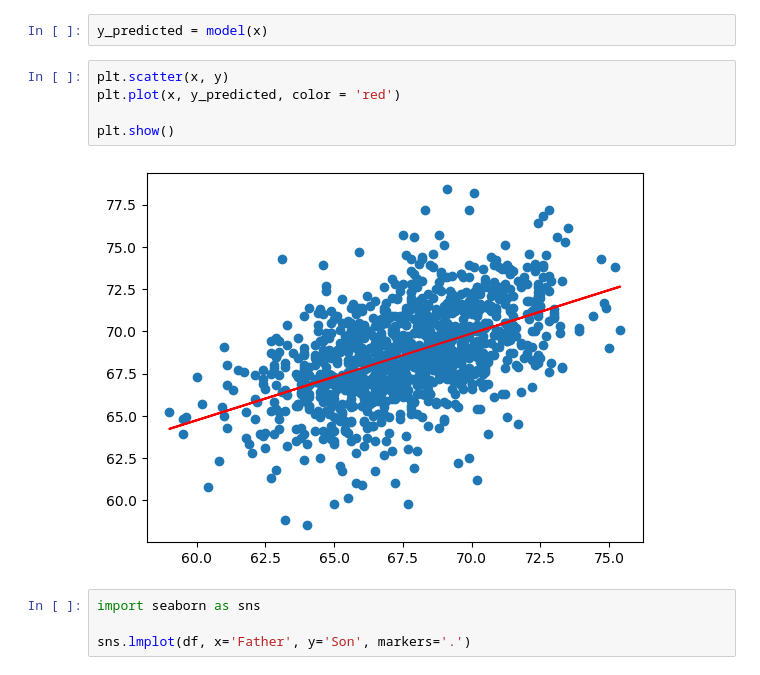
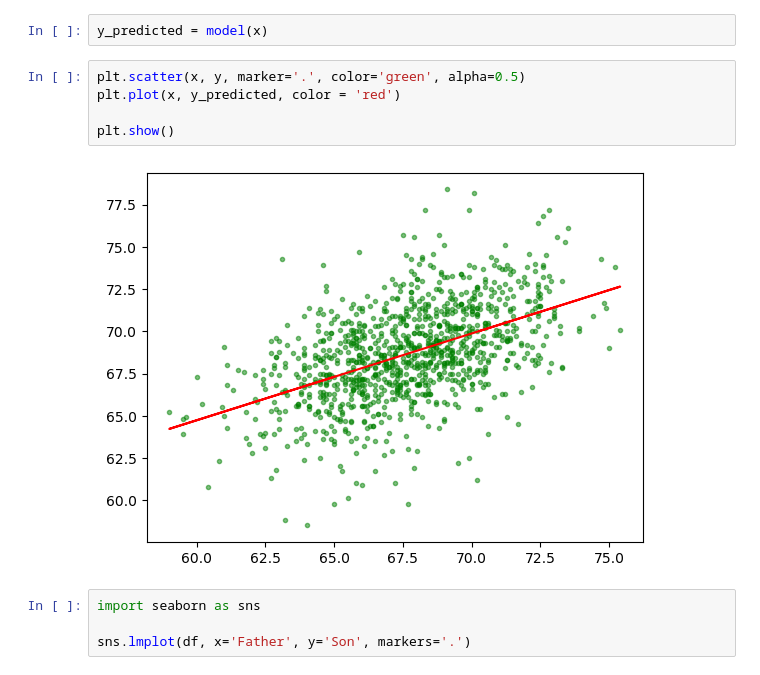
Before and after one commit to get-to-work-together/Python-Data-Analyse-Defensie, a Jupyter notebook: Sandbox/pearson father son.ipynb, the cells around one changed output. Cells and saved outputs as stored; diff of their text form.

```diff
--- a/Sandbox/pearson father son.ipynb
+++ b/Sandbox/pearson father son.ipynb
@@ -46,12 +46,12 @@ model = np.poly1d(coefs)
 # %%
 y_predicted = model(x)
 # %%
-plt.scatter(x, y)
+plt.scatter(x, y, marker='.', color='green', alpha=0.5)
 plt.plot(x, y_predicted, color = 'red')
 
 plt.show()
 # %% [output]
-[figure, old version]
+[figure, new version]
 # %%
 import seaborn as sns
 
```
Also changed, not shown: 4 other files.
